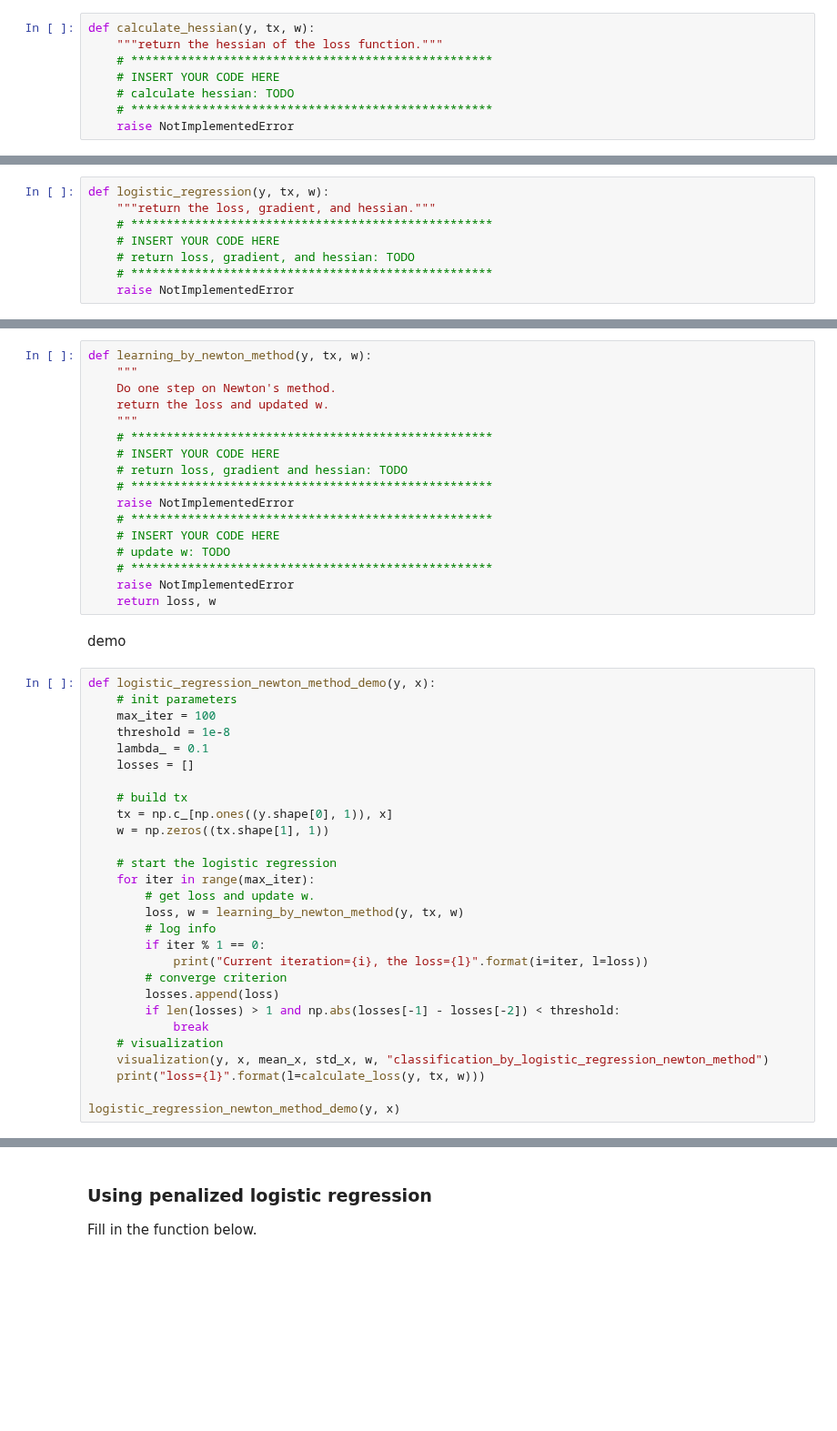
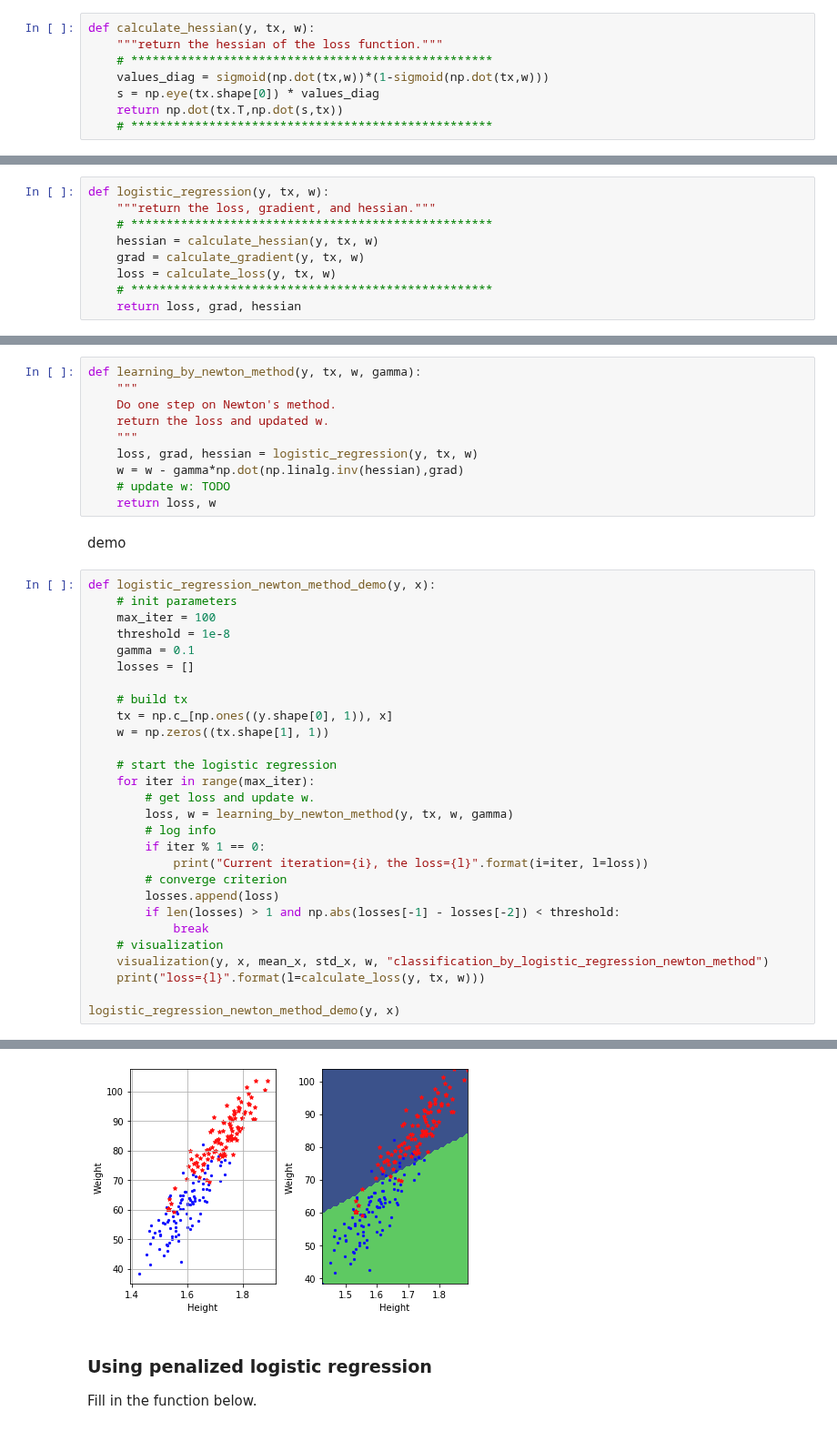
Before and after one commit to epfml/ML_course, a Jupyter notebook: labs/ex05/template/ex05.ipynb, the cells around one changed output, grey strips where cells are left out. Shown at 91% size. Drawn from its saved outputs; the diff is of its cells as text; blank space fills up the shorter version.

```diff
--- a/labs/ex05/template/ex05.ipynb
+++ b/labs/ex05/template/ex05.ipynb
@@ -127,42 +130,36 @@ logistic_regression_gradient_descent_demo(y, x)
 # %% [markdown]
 Calculate your hessian below
-# %%
-def calculate_hessian(y, tx, w):
-    """return the hessian of the loss function."""
-    # ***************************************************
-    # INSERT YOUR CODE HERE
-    # calculate hessian: TODO
-    # ***************************************************
-    raise NotImplementedError
+# %%
+def calculate_hessian(y, tx, w):
+    """return the hessian of the loss function."""
+    # ***************************************************
+    values_diag = sigmoid(np.dot(tx,w))*(1-sigmoid(np.dot(tx,w)))
+    s = np.eye(tx.shape[0]) * values_diag
+    return np.dot(tx.T,np.dot(s,tx))
+    # ***************************************************
 # %% [markdown]
 Write a function below to return loss, gradient, and hessian.
 # %%
 def logistic_regression(y, tx, w):
     """return the loss, gradient, and hessian."""
     # ***************************************************
-    # INSERT YOUR CODE HERE
-    # return loss, gradient, and hessian: TODO
+    hessian = calculate_hessian(y, tx, w)
+    grad = calculate_gradient(y, tx, w)
+    loss = calculate_loss(y, tx, w)
     # ***************************************************
-    raise NotImplementedError
+    return loss, grad, hessian
 # %% [markdown]
 ### Using Newton's method
 Use Newton's method for logistic regression.
 # %%
-def learning_by_newton_method(y, tx, w):
+def learning_by_newton_method(y, tx, w, gamma):
     """
     Do one step on Newton's method.
     return the loss and updated w.
     """
-    # ***************************************************
-    # INSERT YOUR CODE HERE
-    # return loss, gradient and hessian: TODO
-    # ***************************************************
-    raise NotImplementedError
-    # ***************************************************
-    # INSERT YOUR CODE HERE
+    loss, grad, hessian = logistic_regression(y, tx, w)
+    w = w - gamma*np.dot(np.linalg.inv(hessian),grad)
     # update w: TODO
-    # ***************************************************
-    raise NotImplementedError
     return loss, w
 # %% [markdown]
 demo
@@ -171,7 +168,7 @@ def logistic_regression_newton_method_demo(y, x):
     # init parameters
     max_iter = 100
     threshold = 1e-8
-    lambda_ = 0.1
+    gamma = 0.1
     losses = []
 
     # build tx
@@ -181,7 +178,7 @@ def logistic_regression_newton_method_demo(y, x):
     # start the logistic regression
     for iter in range(max_iter):
         # get loss and update w.
-        loss, w = learning_by_newton_method(y, tx, w)
+        loss, w = learning_by_newton_method(y, tx, w, gamma)
         # log info
         if iter % 1 == 0:
             print("Current iteration={i}, the loss={l}".format(i=iter, l=loss))
@@ -194,3 +191,4 @@ def logistic_regression_newton_method_demo(y, x):
     print("loss={l}".format(l=calculate_loss(y, tx, w)))
 
 logistic_regression_newton_method_demo(y, x)
+# %% [output]
@@ -197,3 +212,4 @@ logistic_regression_newton_method_demo(y, x)
+[figure, added]
 # %% [markdown]
 ### Using penalized logistic regression
 Fill in the function below.
```
Also changed, not shown: parts of 12 cells of this notebook, 5 other files.
